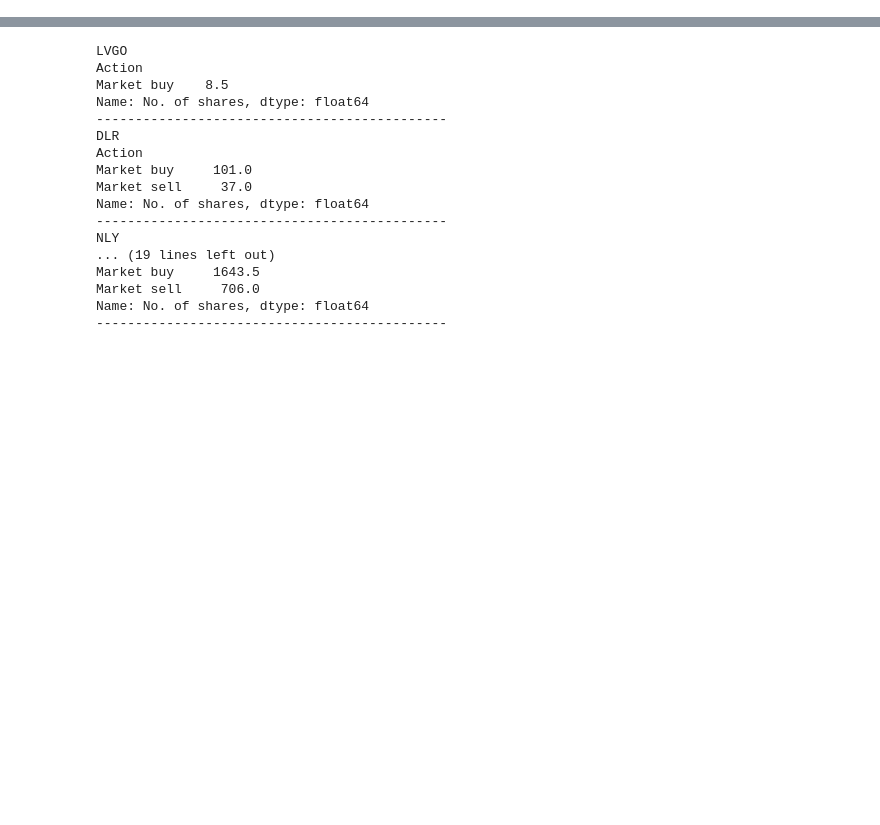
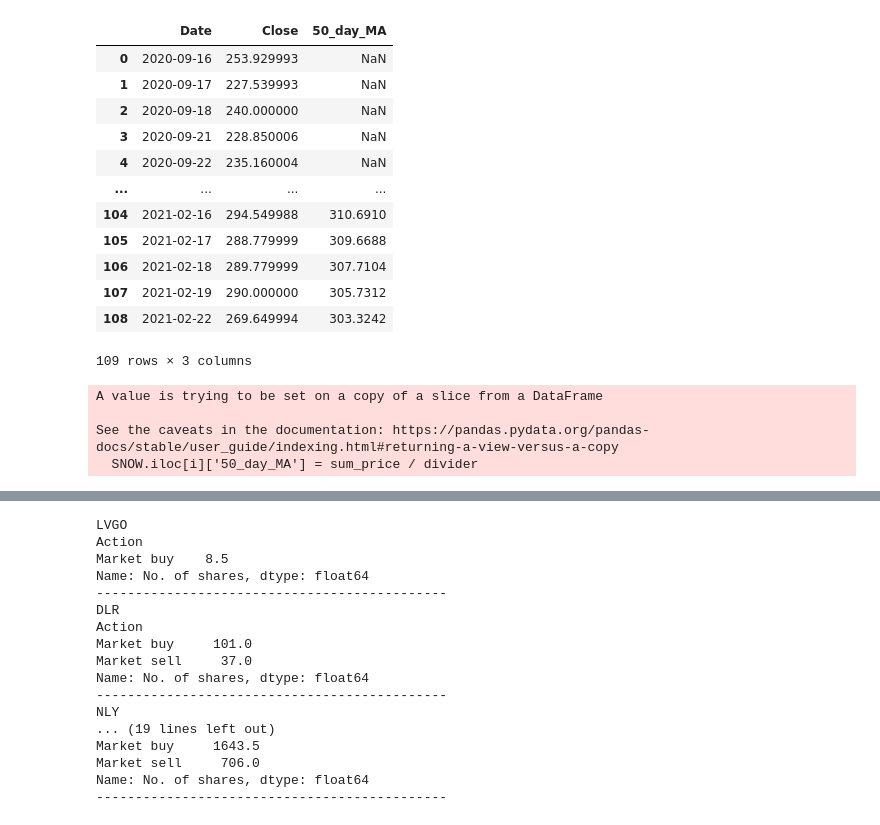
Before and after one commit to TomTomMao/finvis, a Jupyter notebook: data.ipynb, the cells around one changed output, grey strips where cells are left out. Drawn from its saved outputs; the diff is of its cells as text; code cells hidden in the pictures; blank space fills up the shorter version.

Commit message:
calculate 50_day_moving_average for the day without the price for the 50 previous days

```diff
--- a/data.ipynb
+++ b/data.ipynb
@@ -11,3 +11,35 @@ df = pd.read_csv('2020-2024-split.csv')
 df['Transaction Date'] = pd.to_datetime(df['Transaction Date'], format='%Y/%m/%d')
 # df = df[(df['Action'] == 'Market buy') | (df['Action'] == 'Market sell')]
 df_meta = pd.read_csv('company meta 2020-2024.csv')
+# %%
+SNOW = pd.read_csv('stocksprice/SNOW_2020-09-16_2021-02-22_50_day_MA.csv')
+# %%
+SNOW
+# %% [output]
+|  | Date | Close | 50_day_MA |
+| 0 | 2020-09-16 | 253.929993 | NaN |
+| 1 | 2020-09-17 | 227.539993 | NaN |
+| 2 | 2020-09-18 | 240.000000 | NaN |
+| 3 | 2020-09-21 | 228.850006 | NaN |
+| 4 | 2020-09-22 | 235.160004 | NaN |
+| ... | ... | ... | ... |
+| 104 | 2021-02-16 | 294.549988 | 310.6910 |
+| 105 | 2021-02-17 | 288.779999 | 309.6688 |
+| 106 | 2021-02-18 | 289.779999 | 307.7104 |
+| 107 | 2021-02-19 | 290.000000 | 305.7312 |
+| 108 | 2021-02-22 | 269.649994 | 303.3242 |
+109 rows × 3 columns
+# %%
+
+i = 0
+sum_price = 0
+for i in range(0, min(49, SNOW.shape[0])):
+    divider = i + 1
+    sum_price += SNOW.iloc[i]['Close']
+    if pd.isna(SNOW.iloc[i]['50_day_MA']):
+        SNOW.iloc[i, df.columns.get_loc('50_day_MA')] = sum_price / divider
+# %% [output]
+A value is trying to be set on a copy of a slice from a DataFrame
+
+See the caveats in the documentation: https://pandas.pydata.org/pandas-docs/stable/user_guide/indexing.html#returning-a-view-versus-a-copy
+  SNOW.iloc[i]['50_day_MA'] = sum_price / divider
```
Also changed, not shown: parts of 1 cell of this notebook, 2 other files.
